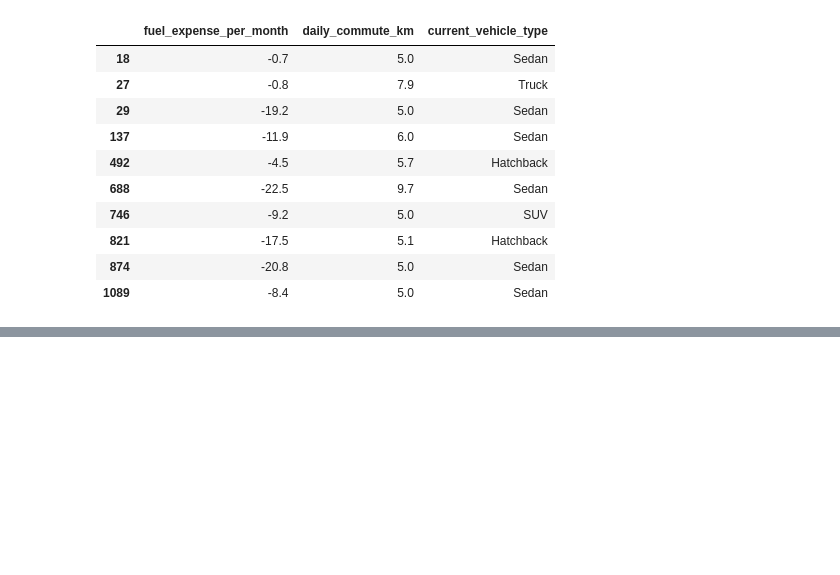
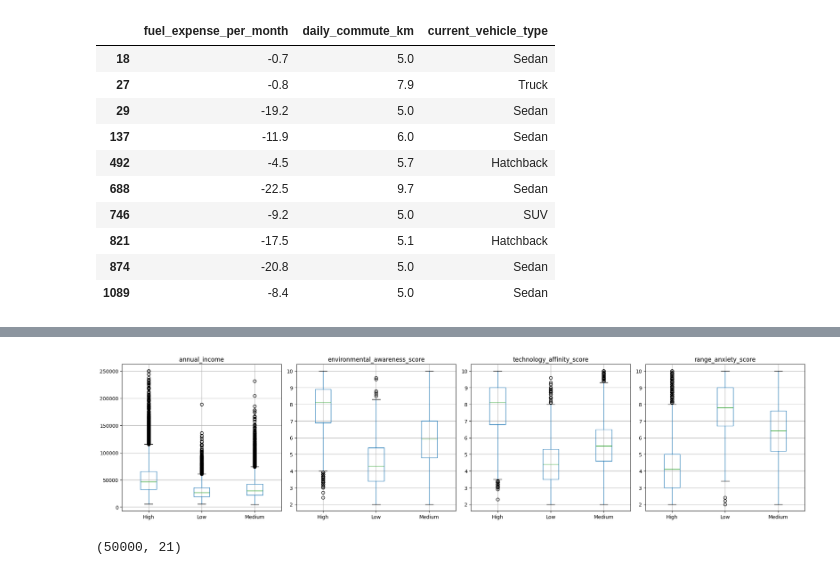
Before and after one commit to CGUILLEN23/ADS-504-EV-Adoption-Project, a Jupyter notebook: ADS_504_Final_Project_EV_Transition_EDA_and_Preprocessing.ipynb, the cells around one changed output, grey strips where cells are left out. Cells and saved outputs as stored; diff of their text form; code cells hidden in the pictures; blank space fills up the shorter version.

```diff
--- a/ADS_504_Final_Project_EV_Transition_EDA_and_Preprocessing.ipynb
+++ b/ADS_504_Final_Project_EV_Transition_EDA_and_Preprocessing.ipynb
@@ -154,0 +257,24 @@ df[df["fuel_expense_per_month"] < 0][
+# %%
+# Boxplots of a few key features grouped by target class
+features_to_compare = ["annual_income", "environmental_awareness_score",
+                        "technology_affinity_score", "range_anxiety_score"]
+
+fig, axes = plt.subplots(1, 4, figsize=(20, 5))
+for i, col in enumerate(features_to_compare):
+    df.boxplot(column=col, by="ev_adoption_likelihood", ax=axes[i])
+    axes[i].set_title(col)
+    axes[i].set_xlabel("")
+
+plt.suptitle("")
+plt.tight_layout()
+plt.show()
+# %% [output]
+[figure, added]
+# %%
+# Drop redundant/multicollinear columns
+df = df.drop(columns=["daily_commute_km", "monthly_energy_consumption_kwh"])
+
+
+print(df.shape)
+# %% [output]
+(50000, 21)
```
Also changed, not shown: parts of 7 cells of this notebook.
